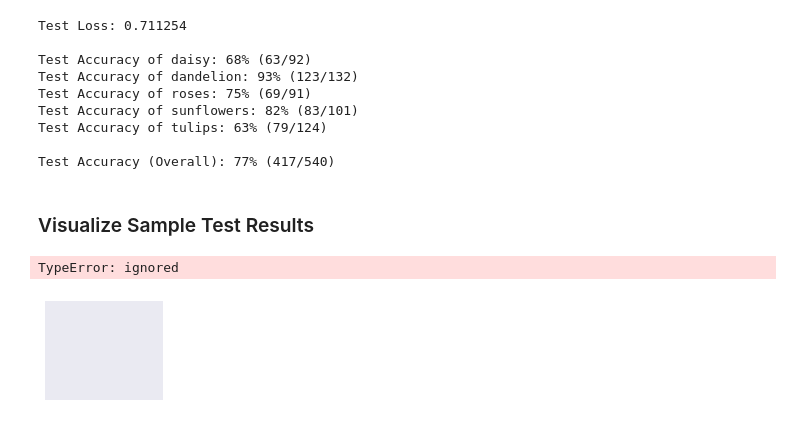
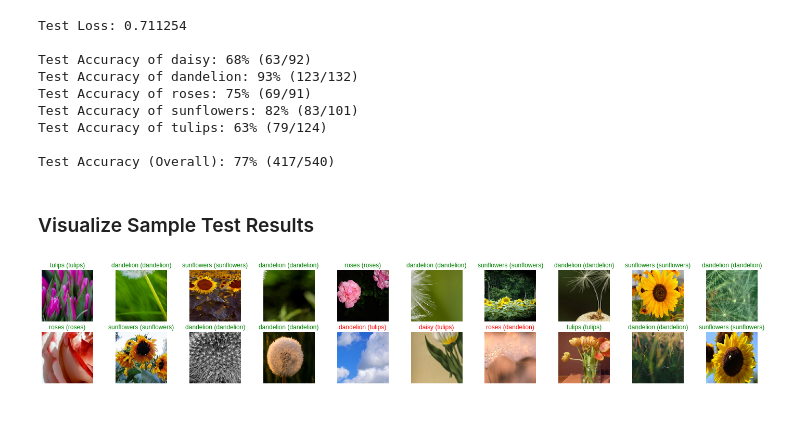
Before and after one commit to SingarajuP/deep-learning-v2-pytorch, a Jupyter notebook: transfer-learning/Transfer_Learning_Exercise.ipynb, the cells around one changed output. Cells and saved outputs as stored; diff of their text form; code cells hidden in the pictures.

Commit message:
Fix error

```diff
--- a/transfer-learning/Transfer_Learning_Exercise.ipynb
+++ b/transfer-learning/Transfer_Learning_Exercise.ipynb
@@ -343,26 +343,25 @@ Test Accuracy (Overall): 77% (417/540)
 # %%
 # obtain one batch of test images
 dataiter = iter(test_loader)
 images, labels = dataiter.next()
 images.numpy()
 
 # move model inputs to cuda, if GPU available
 if train_on_gpu:
     images = images.cuda()
 
 # get sample outputs
 output = vgg16(images)
 # convert output probabilities to predicted class
 _, preds_tensor = torch.max(output, 1)
 preds = np.squeeze(preds_tensor.numpy()) if not train_on_gpu else np.squeeze(preds_tensor.cpu().numpy())
 
 # plot the images in the batch, along with predicted and true labels
 fig = plt.figure(figsize=(25, 4))
 for idx in np.arange(20):
     ax = fig.add_subplot(2, 20/2, idx+1, xticks=[], yticks=[])
-    plt.imshow(np.transpose(images[idx], (1, 2, 0)))
+    plt.imshow(np.transpose(images[idx].cpu(), (1, 2, 0)))
     ax.set_title("{} ({})".format(classes[preds[idx]], classes[labels[idx]]),
                  color=("green" if preds[idx]==labels[idx].item() else "red"))
 # %% [output]
-TypeError: ignored
-[figure, old version]
+[figure, new version]
```
